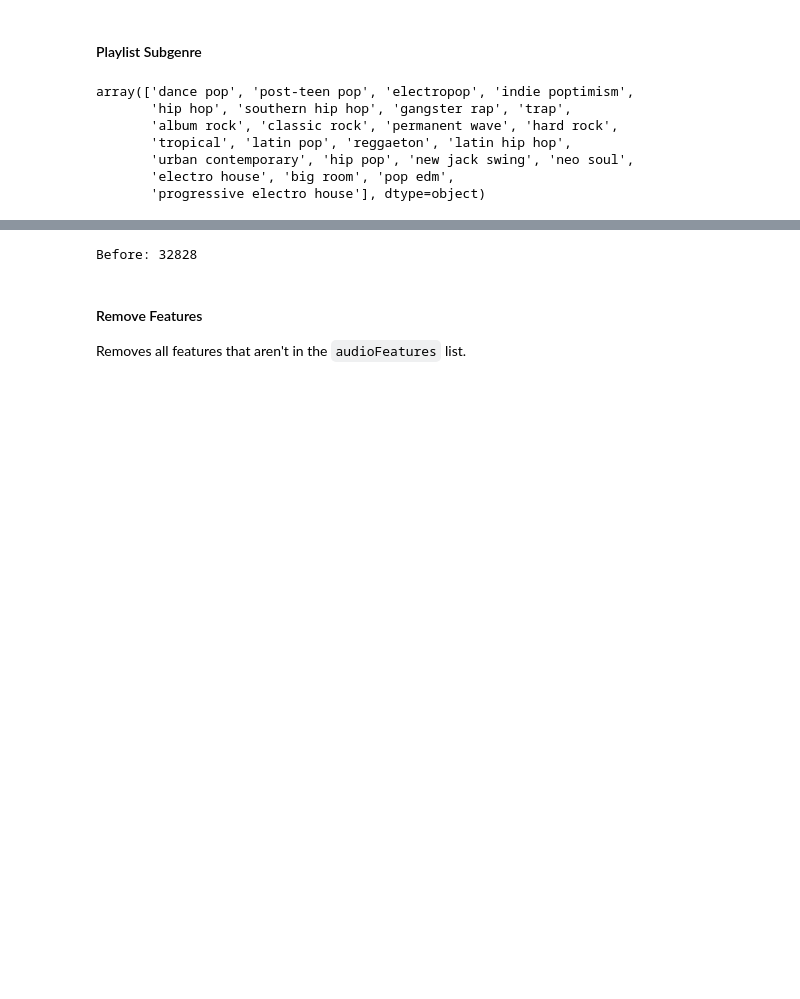
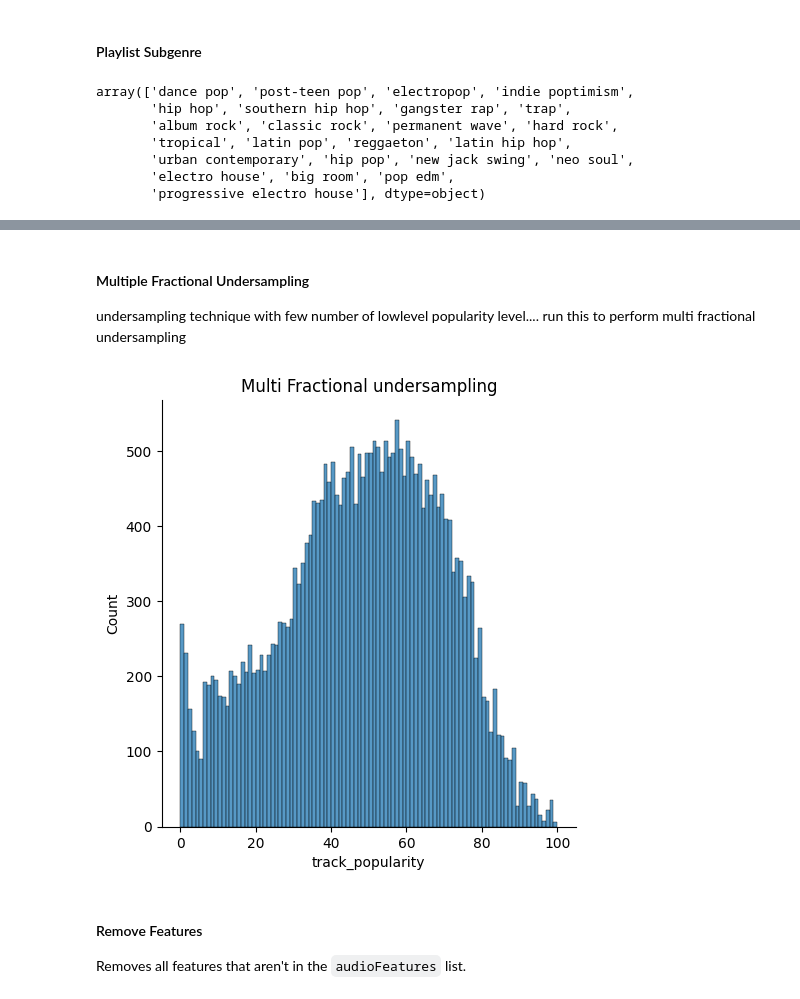
Before and after one commit to Virus5600/CCMACLRL_FINAL_PROJECT_COM222ML, a Jupyter notebook: main.ipynb, the cells around one changed output, grey strips where cells are left out. Cells and saved outputs as stored; diff of their text form; code cells hidden in the pictures; blank space fills up the shorter version.

```diff
--- a/main.ipynb
+++ b/main.ipynb
@@ -783,17 +784,42 @@ plt.show()
-# %%
-print(f"Before: {len(trainDf)}")
-
-# # 0.1 == 10%
-# retainPercentage = 0.1
-
-# retainedData = trainDf[trainDf['track_popularity'] < 5]
-# retainedData = retainedData.sample(frac = retainPercentage, random_state = 1)
-
-# trainDf = pd.concat([retainedData, trainDf[trainDf['track_popularity'] >= 5]])
-
-# print(f"After: {len(trainDf)}")
-# %% [output]
-Before: 32828
+# %% [markdown]
+#### Multiple Fractional Undersampling
+
+undersampling technique with few number of lowlevel popularity level....
+run this to perform multi fractional undersampling
+# %%
+import seaborn as sns
+from imblearn.under_sampling import RandomUnderSampler
+
+
+trainDf = rawTrainDf.dropna(how='any', axis=0)
+# BEFORE
+# sns.displot(trainDf, x="track_popularity", bins=100)
+# plt.xlabel('track_popularity')
+# plt.ylabel('Count')
+# plt.title('Before undersampling')
+# plt.show()
+
+
+# Separate low popularity (0-5) and other tracks
+popularity_0 = trainDf[trainDf['track_popularity'] == 0]
+popularity_1_5 = trainDf[(trainDf['track_popularity'] > 0) & (trainDf['track_popularity'] <= 5)]
+popularity_6_100 = trainDf[trainDf['track_popularity'] > 5]
+
+# Apply fractional undersampling with different fractions for each range
+popularity_0 = popularity_0.sample(frac=0.1)  # Keep n% of zero-popularity tracks
+popularity_1_5 = popularity_1_5.sample(frac=0.4)  # Keep n% of low-popularity tracks
+
+# Concatenate the subsets to get the balanced data
+trainDf = pd.concat([popularity_0, popularity_1_5, popularity_6_100])
+
+# Plot the result
+sns.displot(trainDf, x="track_popularity", bins=100)
+plt.xlabel('track_popularity')
+plt.ylabel('Count')
+plt.title('Multi Fractional undersampling')
+plt.show()
+# %% [output]
+[figure, added]
 # %% [markdown]
 #### Remove Features
 
```
Also changed, not shown: parts of 3 cells of this notebook.
